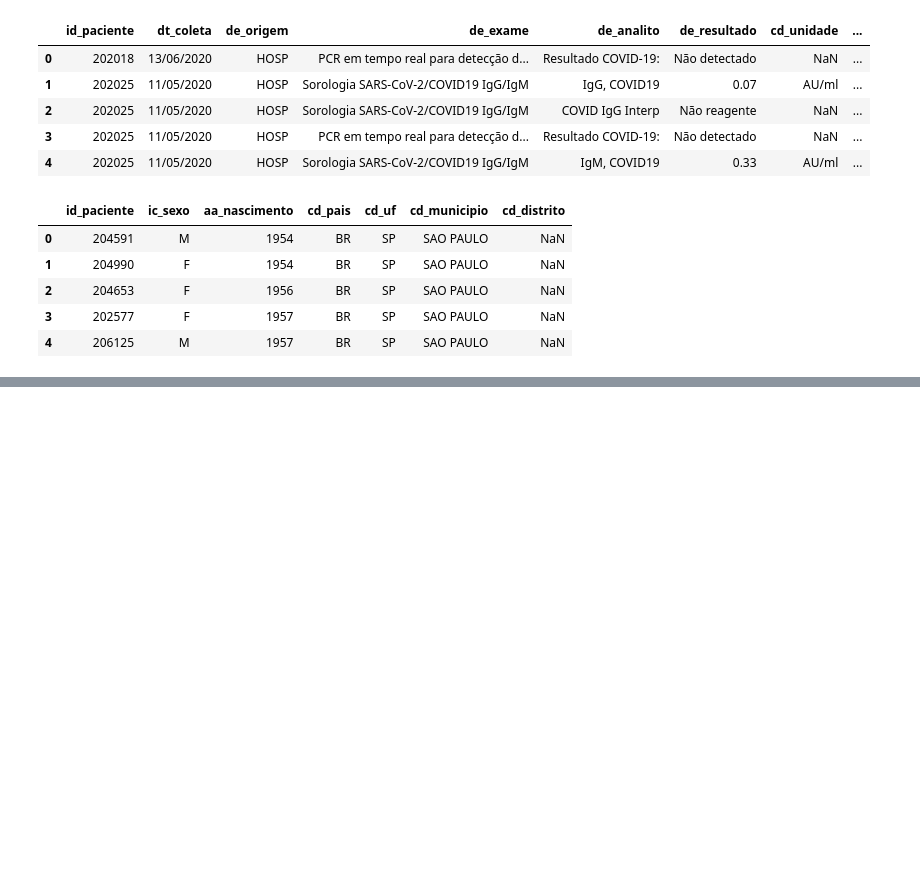
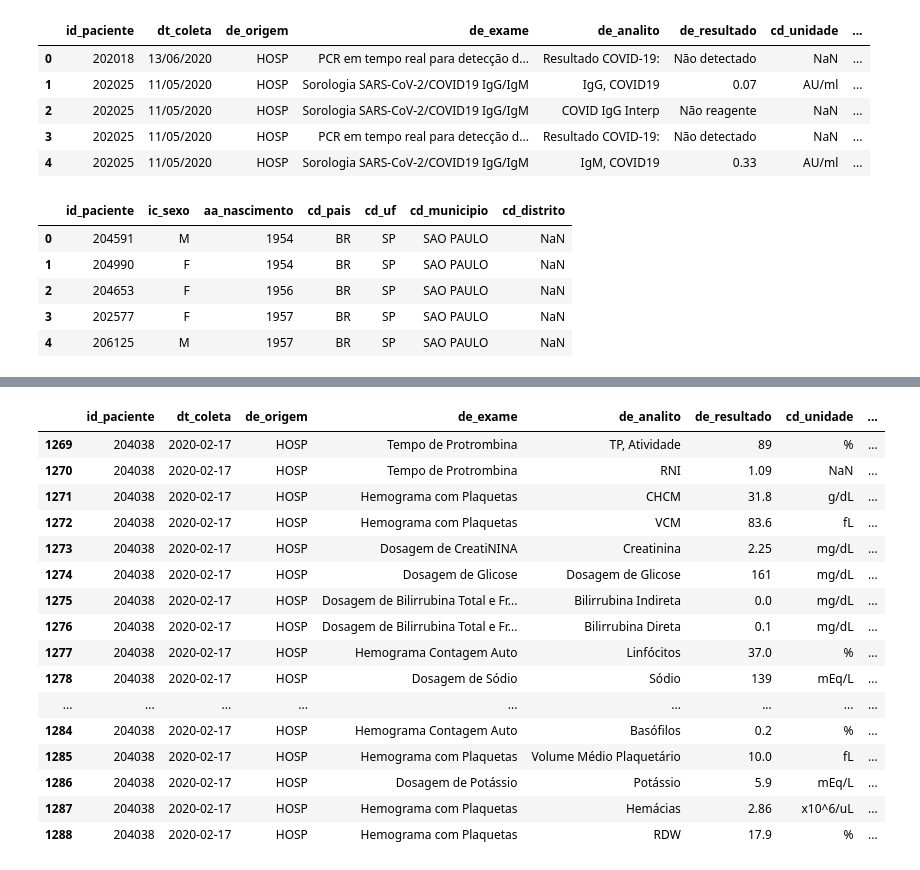
Before and after one commit to didellygamb/Projeto_Business-Intelligence-e-Analytics, a Jupyter notebook: Projeto_BI_Fase2.ipynb, the cells around one changed output, grey strips where cells are left out. Saved outputs shown, nothing was run; the diff lists cells and outputs as text; code cells hidden in the pictures; blank space fills up the shorter version.

```diff
--- a/Projeto_BI_Fase2.ipynb
+++ b/Projeto_BI_Fase2.ipynb
@@ -43,0 +79,32 @@ df2.head()
+# %%
+# garantir que a data está em datetime
+df1['dt_coleta'] = pd.to_datetime(df1['dt_coleta'], dayfirst=True)
+# %%
+valores_falha = [
+    'NOVA COLETA',
+
+]
+
+df1['falha_tecnica'] = df1['de_resultado'].isin(valores_falha)
+# %%
+df1 = df1.sort_values(['id_paciente', 'dt_coleta'])
+# %%
+resumo_paciente = (
+    df1
+    .groupby('id_paciente')
+    .agg(
+        n_exames=('id_paciente', 'size'),
+        n_falhas=('falha_tecnica', 'sum'),
+        teve_falha=('falha_tecnica', 'any'),
+        primeira_coleta=('dt_coleta', 'min'),
+        ultima_coleta=('dt_coleta', 'max')
+    )
+)
+
+# Paciente com "retorno pós falha" = tem pelo menos 1 falha e mais de 1 exame
+resumo_paciente['teve_retorno_pos_falha'] = (
+    (resumo_paciente['n_falhas'] >= 1) &
+    (resumo_paciente['n_exames'] > 1)
+)
+
+resumo_paciente.head()
@@ -43,0 +119,25 @@ df2.head()
+# %%
+ids_com_retorno = resumo_paciente.query('teve_retorno_pos_falha').index
+
+df_retorno = df1[df1['id_paciente'].isin(ids_com_retorno)].copy()
+df_retorno = df_retorno.sort_values(['id_paciente', 'dt_coleta'])
+
+df_retorno.head(20)
+# %% [output]
+|  | id_paciente | dt_coleta | de_origem | de_exame | de_analito | de_resultado | cd_unidade | ... |
+| 1269 | 204038 | 2020-02-17 | HOSP | Tempo de Protrombina | TP, Atividade | 89 | % | ... |
+| 1270 | 204038 | 2020-02-17 | HOSP | Tempo de Protrombina | RNI | 1.09 | NaN | ... |
+| 1271 | 204038 | 2020-02-17 | HOSP | Hemograma com Plaquetas | CHCM | 31.8 | g/dL | ... |
+| 1272 | 204038 | 2020-02-17 | HOSP | Hemograma com Plaquetas | VCM | 83.6 | fL | ... |
+| 1273 | 204038 | 2020-02-17 | HOSP | Dosagem de CreatiNINA | Creatinina | 2.25 | mg/dL | ... |
+| 1274 | 204038 | 2020-02-17 | HOSP | Dosagem de Glicose | Dosagem de Glicose | 161 | mg/dL | ... |
+| 1275 | 204038 | 2020-02-17 | HOSP | Dosagem de Bilirrubina Total e Fr... | Bilirrubina Indireta | 0.0 | mg/dL | ... |
+| 1276 | 204038 | 2020-02-17 | HOSP | Dosagem de Bilirrubina Total e Fr... | Bilirrubina Direta | 0.1 | mg/dL | ... |
+| 1277 | 204038 | 2020-02-17 | HOSP | Hemograma Contagem Auto | Linfócitos | 37.0 | % | ... |
+| 1278 | 204038 | 2020-02-17 | HOSP | Dosagem de Sódio | Sódio | 139 | mEq/L | ... |
+| ... | ... | ... | ... | ... | ... | ... | ... | ... |
+| 1284 | 204038 | 2020-02-17 | HOSP | Hemograma Contagem Auto | Basófilos | 0.2 | % | ... |
+| 1285 | 204038 | 2020-02-17 | HOSP | Hemograma com Plaquetas | Volume Médio Plaquetário | 10.0 | fL | ... |
+| 1286 | 204038 | 2020-02-17 | HOSP | Dosagem de Potássio | Potássio | 5.9 | mEq/L | ... |
+| 1287 | 204038 | 2020-02-17 | HOSP | Hemograma com Plaquetas | Hemácias | 2.86 | x10^6/uL | ... |
+| 1288 | 204038 | 2020-02-17 | HOSP | Hemograma com Plaquetas | RDW | 17.9 | % | ... |
```
Also changed, not shown: parts of 49 cells of this notebook.
